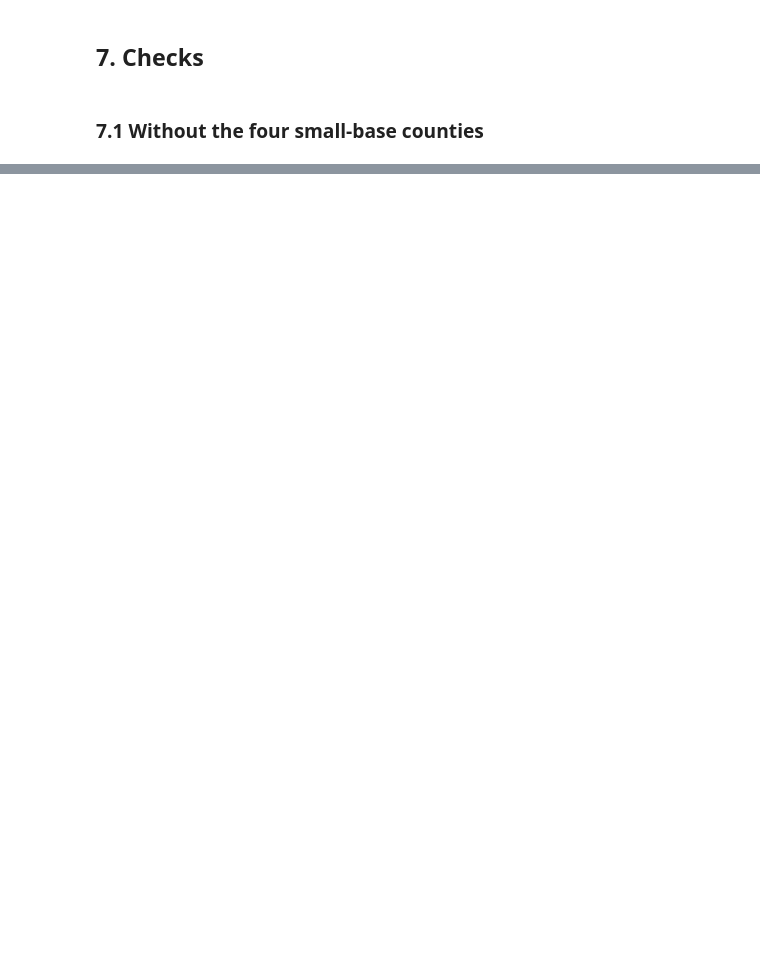
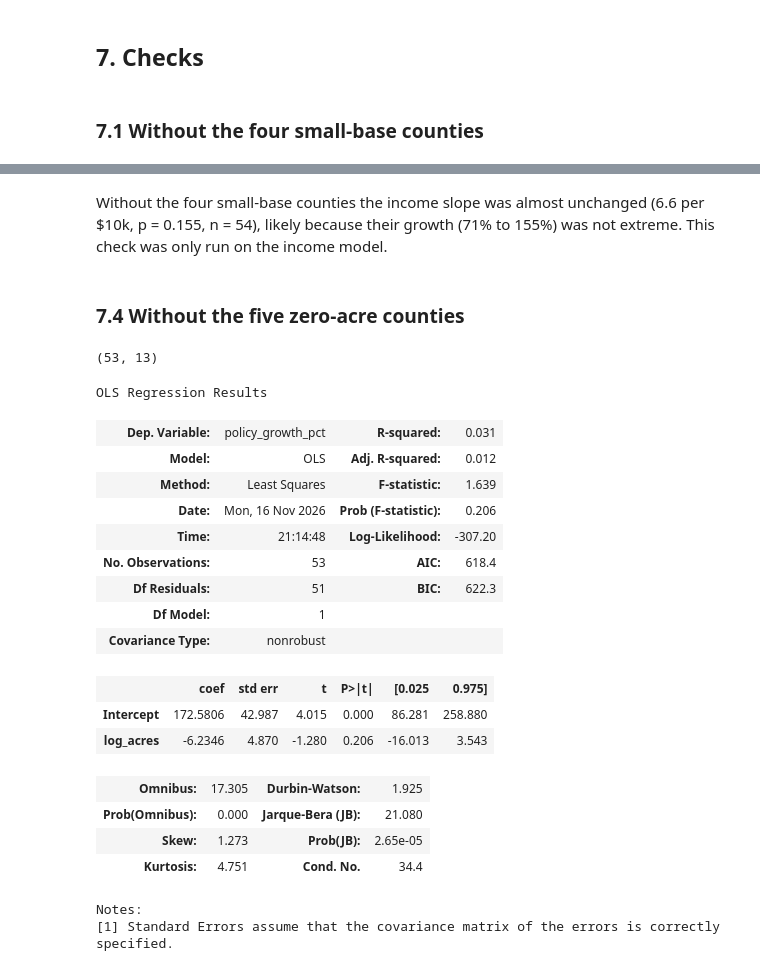
Before and after one commit to maya-schroder/SchroderSwireYangThieu, a Jupyter notebook: scripts/County_Validation_Analysis.ipynb, the cells around one changed output, grey strips where cells are left out. Drawn from its saved outputs; the diff is of its cells as text; code cells hidden in the pictures; blank space fills up the shorter version.

```diff
--- a/scripts/County_Validation_Analysis.ipynb
+++ b/scripts/County_Validation_Analysis.ipynb
@@ -398,3 +398,39 @@ OLS Regression Results
 | Kurtosis: | 3.753 | Cond. No. | 30.8 |
 Notes:
 [1] Standard Errors assume that the covariance matrix of the errors is correctly specified.
+# %% [markdown]
+Without the four small-base counties the income slope was almost unchanged (6.6 per $10k, p = 0.155, n = 54), likely because their growth (71% to 155%) was not extreme. This check was only run on the income model.
+# %% [markdown]
+### 7.4 Without the five zero-acre counties
+# %%
+# 7.4 Drop the five counties with no acres burned
+county_no_zero = county_table.loc[~no_fire_mask]
+print(county_no_zero.shape)
+# %% [output]
+(53, 13)
+# %%
+# 7.5 Refit the acres-only model without the zero-acre counties
+m_fire_no_zero = smf.ols("policy_growth_pct ~ log_acres", data=county_no_zero).fit()
+# %%
+# 7.6 Show the acres-only results without the zero-acre counties
+m_fire_no_zero.summary()
+# %% [output]
+OLS Regression Results
+| Dep. Variable: | policy_growth_pct | R-squared: | 0.031 |
+| Model: | OLS | Adj. R-squared: | 0.012 |
+| Method: | Least Squares | F-statistic: | 1.639 |
+| Date: | Mon, 16 Nov 2026 | Prob (F-statistic): | 0.206 |
+| Time: | 21:14:48 | Log-Likelihood: | -307.20 |
+| No. Observations: | 53 | AIC: | 618.4 |
+| Df Residuals: | 51 | BIC: | 622.3 |
+| Df Model: | 1 |  |  |
+| Covariance Type: | nonrobust |  |  |
+|  | coef | std err | t | P>|t| | [0.025 | 0.975] |
+| Intercept | 172.5806 | 42.987 | 4.015 | 0.000 | 86.281 | 258.880 |
+| log_acres | -6.2346 | 4.870 | -1.280 | 0.206 | -16.013 | 3.543 |
+| Omnibus: | 17.305 | Durbin-Watson: | 1.925 |
+| Prob(Omnibus): | 0.000 | Jarque-Bera (JB): | 21.080 |
+| Skew: | 1.273 | Prob(JB): | 2.65e-05 |
+| Kurtosis: | 4.751 | Cond. No. | 34.4 |
+Notes:
+[1] Standard Errors assume that the covariance matrix of the errors is correctly specified.
```
Also changed, not shown: parts of 14 cells of this notebook.
